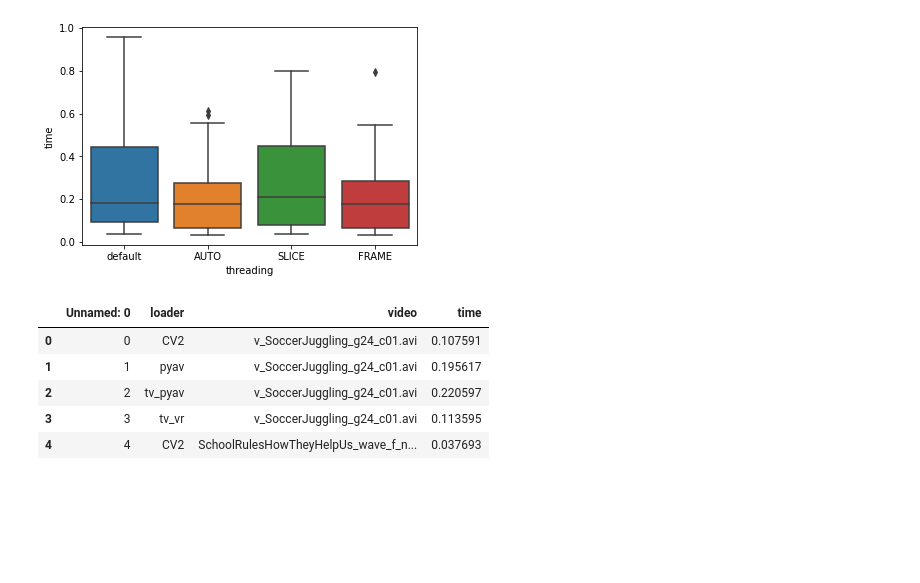
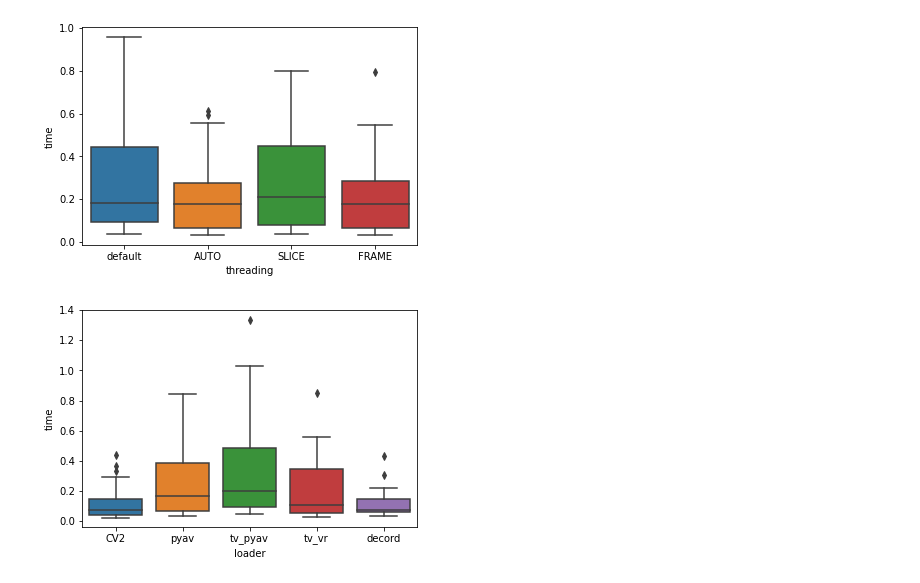
Before and after one commit to bjuncek/video_reader_benchmark, a Jupyter notebook: API_Explore.ipynb, the cells around one changed output. Drawn from its saved outputs; the diff is of its cells as text; code cells hidden in the pictures; blank space fills up the shorter version.

```diff
--- a/API_Explore.ipynb
+++ b/API_Explore.ipynb
@@ -125,15 +125,11 @@ ax = sns.boxplot(x="threading", y="time", data=df)
 # print(df)
 # %% [output]
 [figure]
-# %%
-df.head()
-# %% [output]
-|  | Unnamed: 0 | loader | video | time |
-| 0 | 0 | CV2 | v_SoccerJuggling_g24_c01.avi | 0.107591 |
-| 1 | 1 | pyav | v_SoccerJuggling_g24_c01.avi | 0.195617 |
-| 2 | 2 | tv_pyav | v_SoccerJuggling_g24_c01.avi | 0.220597 |
-| 3 | 3 | tv_vr | v_SoccerJuggling_g24_c01.avi | 0.113595 |
-| 4 | 4 | CV2 | SchoolRulesHowTheyHelpUs_wave_f_n... | 0.037693 |
+# %%
+df = pd.read_csv("pyav_basic_speeds.csv")
+ax = sns.boxplot(x="loader", y="time", data=df)
+# %% [output]
+[figure, added]
 # %%
 g = sns.FacetGrid(df, col="video", col_wrap=2, height=4, aspect=2)
 g = g.map(sns.boxplot, "loader", "time")
```
Also changed, not shown: parts of 1 cell of this notebook, 2 other files.
